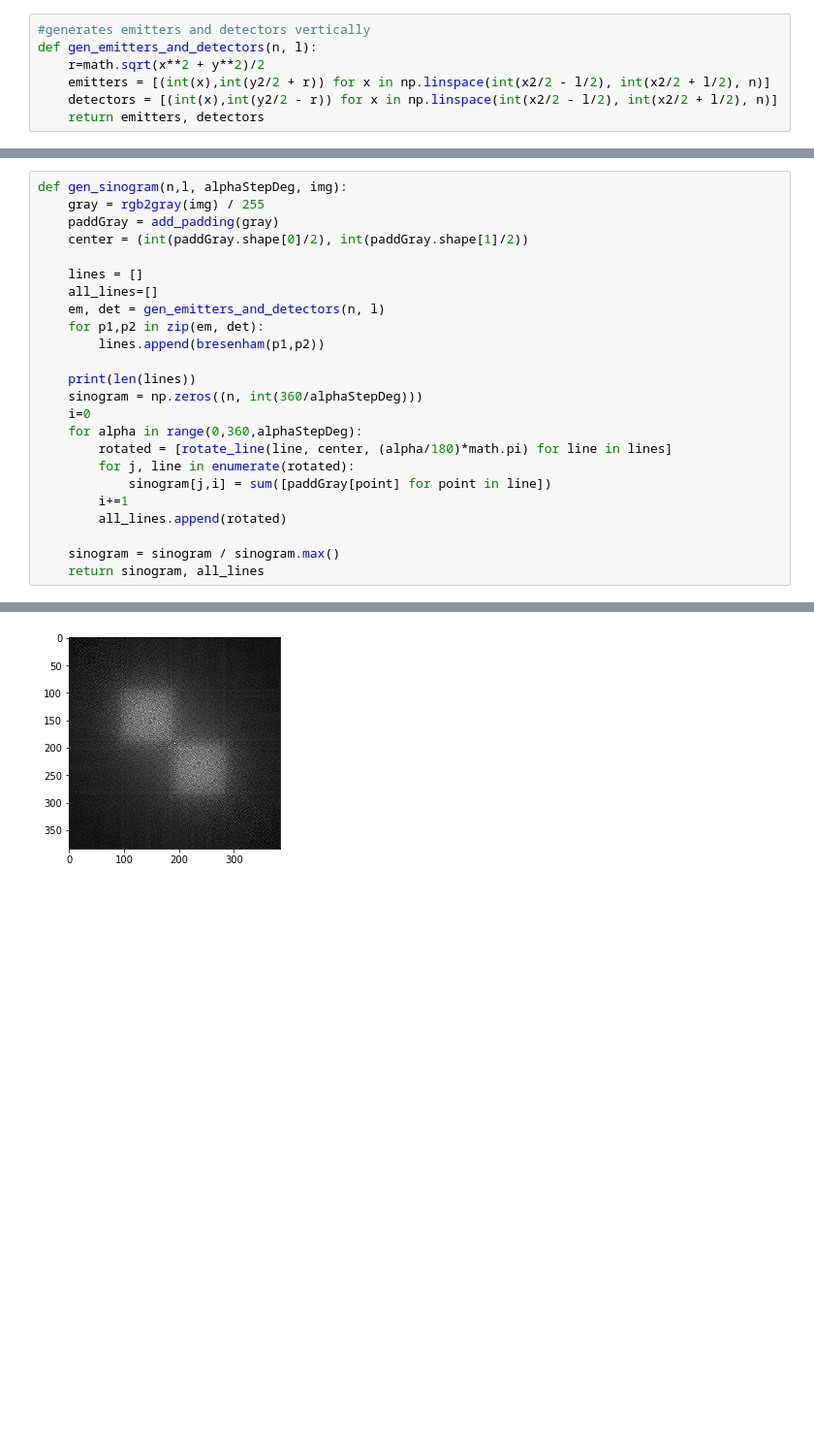
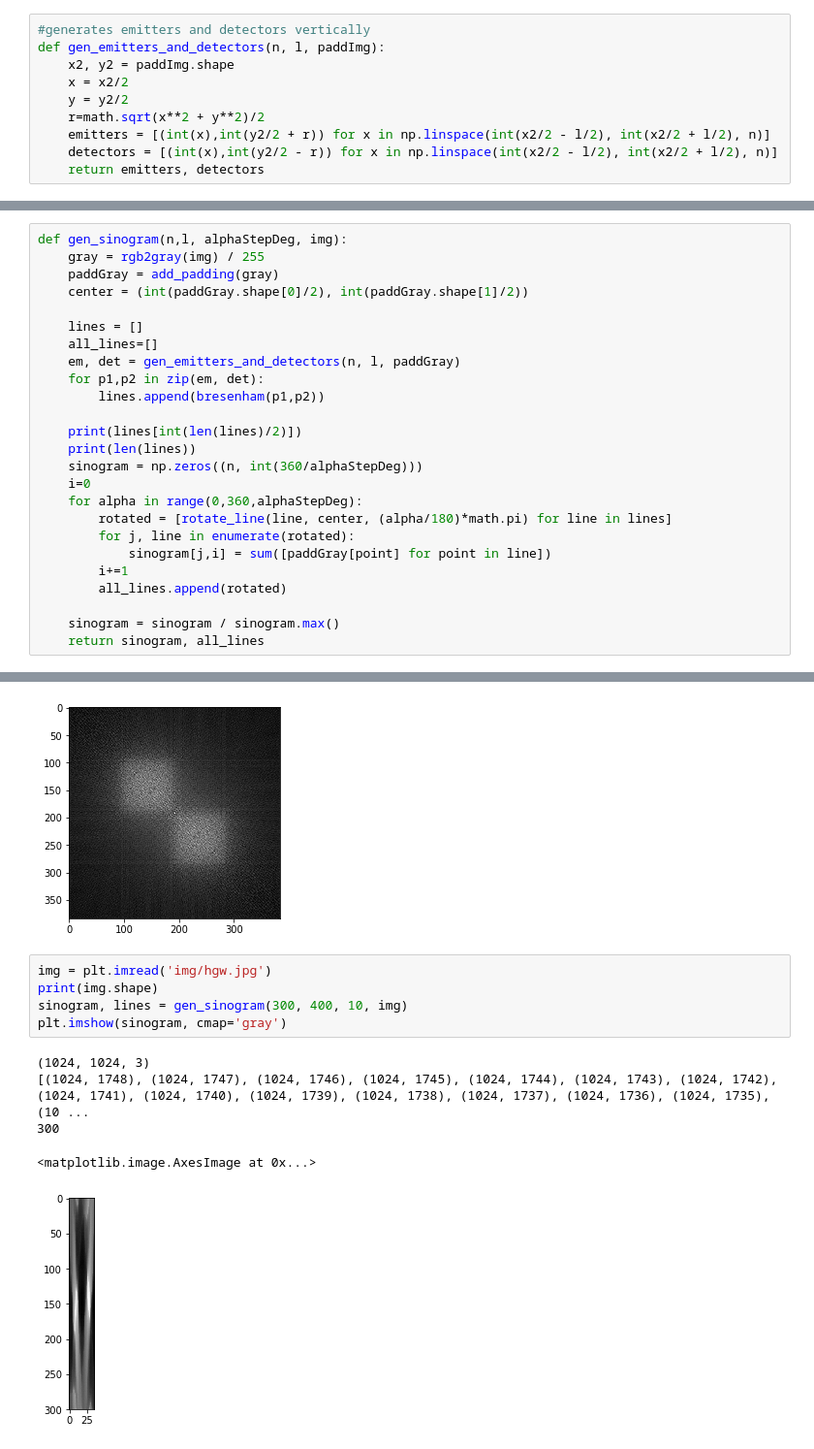
Before and after one commit to damianhorna/backprojection-tomography, a Jupyter notebook: sinogram.ipynb, the cells around one changed output, grey strips where cells are left out. Shown at 97% size. Drawn from its saved outputs; the diff is of its cells as text; blank space fills up the shorter version.

Commit message:
shape hotfix

```diff
--- a/sinogram.ipynb
+++ b/sinogram.ipynb
@@ -105,7 +105,10 @@ array([200.        , 244.44444444, 288.88888889, 333.33333333,
        555.55555556, 600.        ])
 # %%
 #generates emitters and detectors vertically
-def gen_emitters_and_detectors(n, l):
+def gen_emitters_and_detectors(n, l, paddImg):
+    x2, y2 = paddImg.shape
+    x = x2/2
+    y = y2/2
     r=math.sqrt(x**2 + y**2)/2
     emitters = [(int(x),int(y2/2 + r)) for x in np.linspace(int(x2/2 - l/2), int(x2/2 + l/2), n)]
     detectors = [(int(x),int(y2/2 - r)) for x in np.linspace(int(x2/2 - l/2), int(x2/2 + l/2), n)]
@@ -129,10 +132,11 @@ def gen_sinogram(n,l, alphaStepDeg, img):
 
     lines = []
     all_lines=[]
-    em, det = gen_emitters_and_detectors(n, l)
+    em, det = gen_emitters_and_detectors(n, l, paddGray)
     for p1,p2 in zip(em, det):
         lines.append(bresenham(p1,p2))
 
+    print(lines[int(len(lines)/2)])
     print(len(lines))
     sinogram = np.zeros((n, int(360/alphaStepDeg)))
     i=0
@@ -196,3 +202,14 @@ plt.imshow(restore_picture(sinogram, lines, img.shape), cmap='gray')
 384
 <matplotlib.image.AxesImage at 0x...>
 [figure]
+# %%
+img = plt.imread('img/hgw.jpg')
+print(img.shape)
+sinogram, lines = gen_sinogram(300, 400, 10, img)
+plt.imshow(sinogram, cmap='gray')
+# %% [output]
+(1024, 1024, 3)
+[(1024, 1748), (1024, 1747), (1024, 1746), (1024, 1745), (1024, 1744), (1024, 1743), (1024, 1742), (1024, 1741), (1024, 1740), (1024, 1739), (1024, 1738), (1024, 1737), (1024, 1736), (1024, 1735), (10 ...
+300
+<matplotlib.image.AxesImage at 0x...>
+[figure, added]
```
Also changed, not shown: parts of 2 cells of this notebook.
